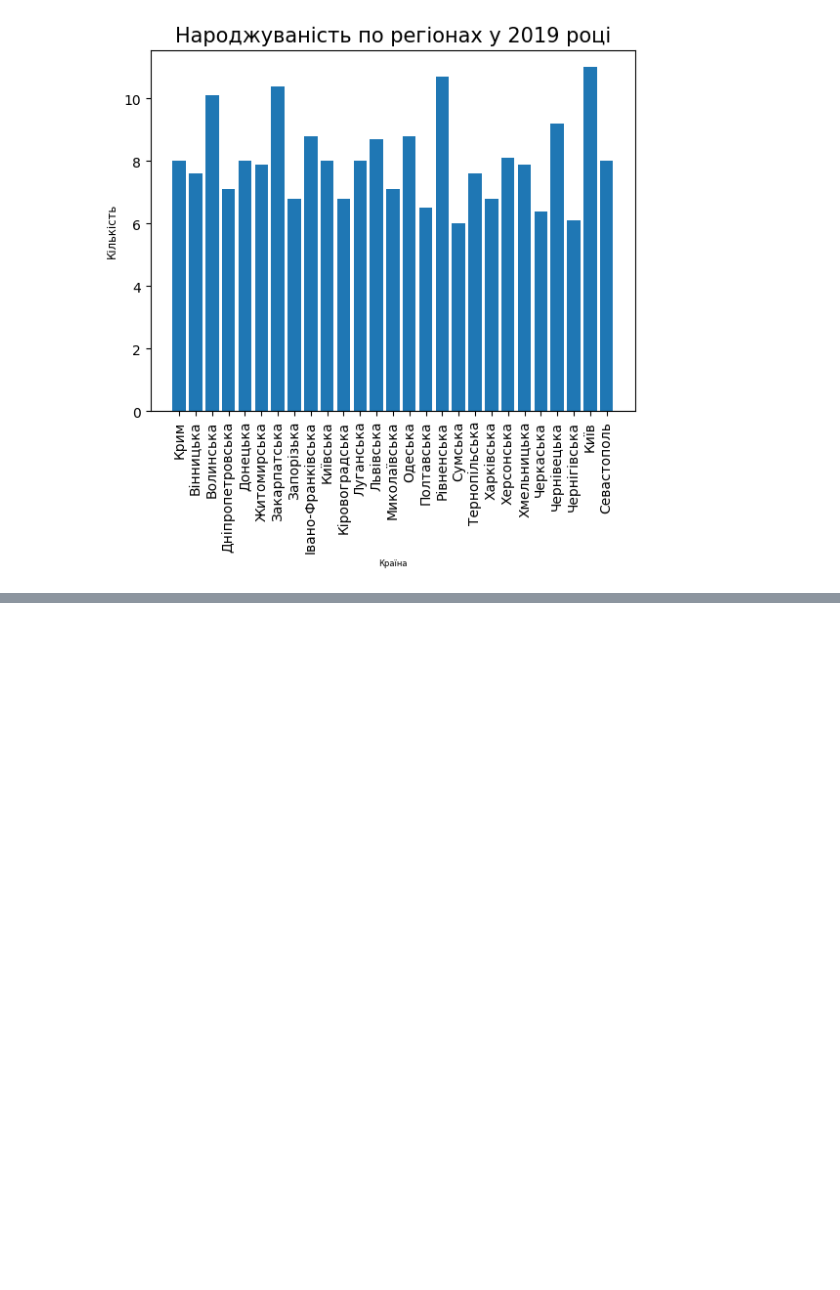
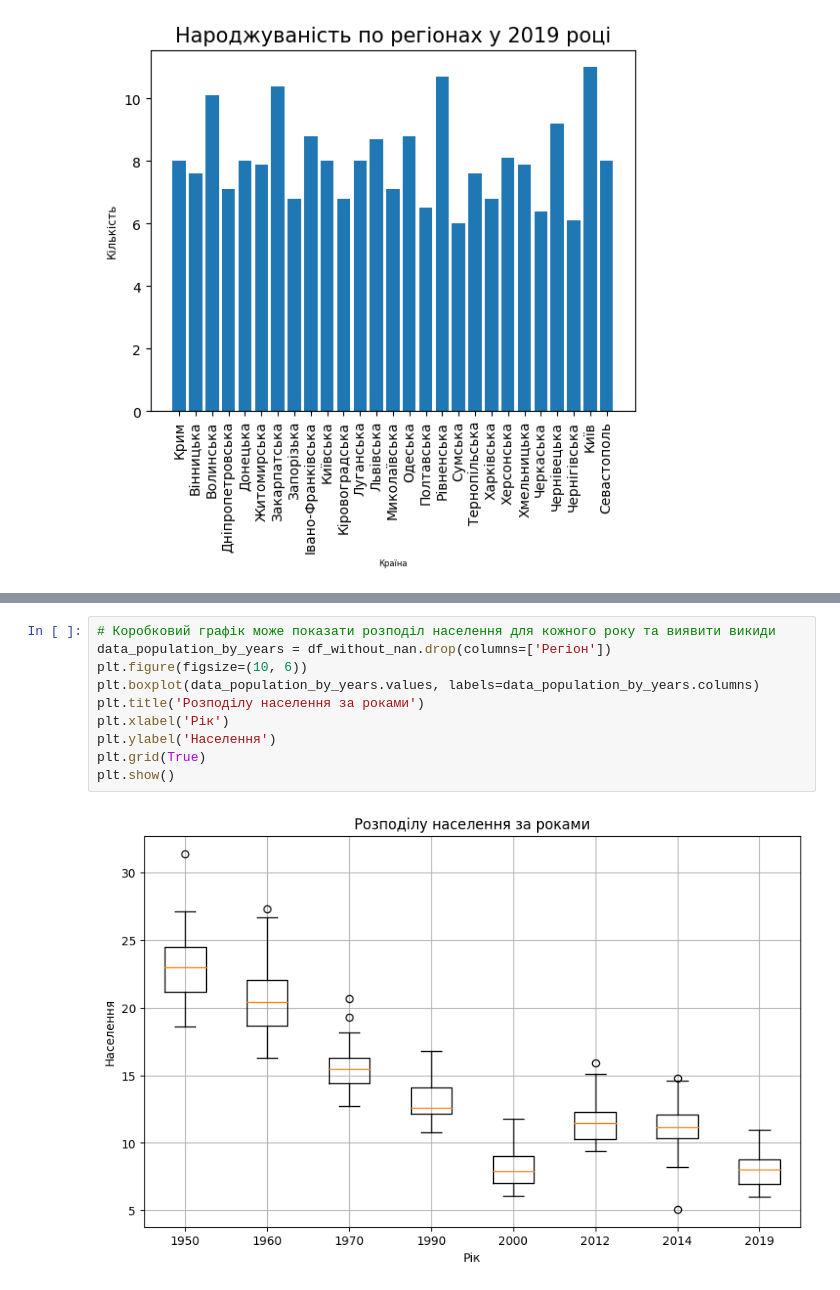
Before and after one commit to djmary-k/Py16DS_HW02, a Jupyter notebook: Hw2_1.ipynb, the cells around one changed output, grey strips where cells are left out. Saved outputs shown, nothing was run; the diff lists cells and outputs as text; blank space fills up the shorter version.

```diff
--- a/Hw2_1.ipynb
+++ b/Hw2_1.ipynb
@@ -229,0 +248,12 @@ plt.show()
+# %%
+# Коробковий графік може показати розподіл населення для кожного року та виявити викиди
+data_population_by_years = df_without_nan.drop(columns=['Регіон'])
+plt.figure(figsize=(10, 6))
+plt.boxplot(data_population_by_years.values, labels=data_population_by_years.columns)
+plt.title('Розподілу населення за роками')
+plt.xlabel('Рік')
+plt.ylabel('Населення')
+plt.grid(True)
+plt.show()
+# %% [output]
+[figure, added]
```
Also changed, not shown: parts of 6 cells of this notebook.
